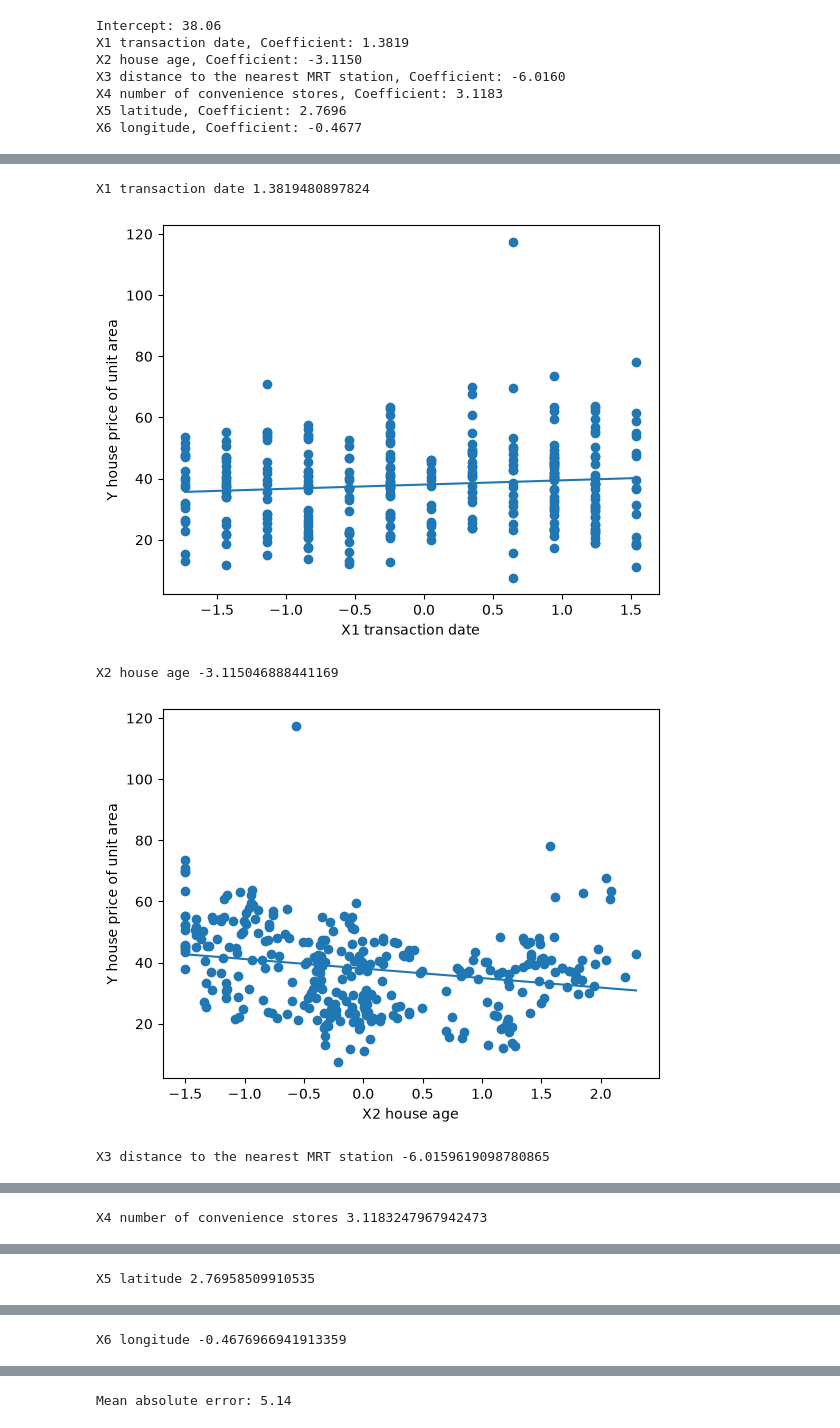
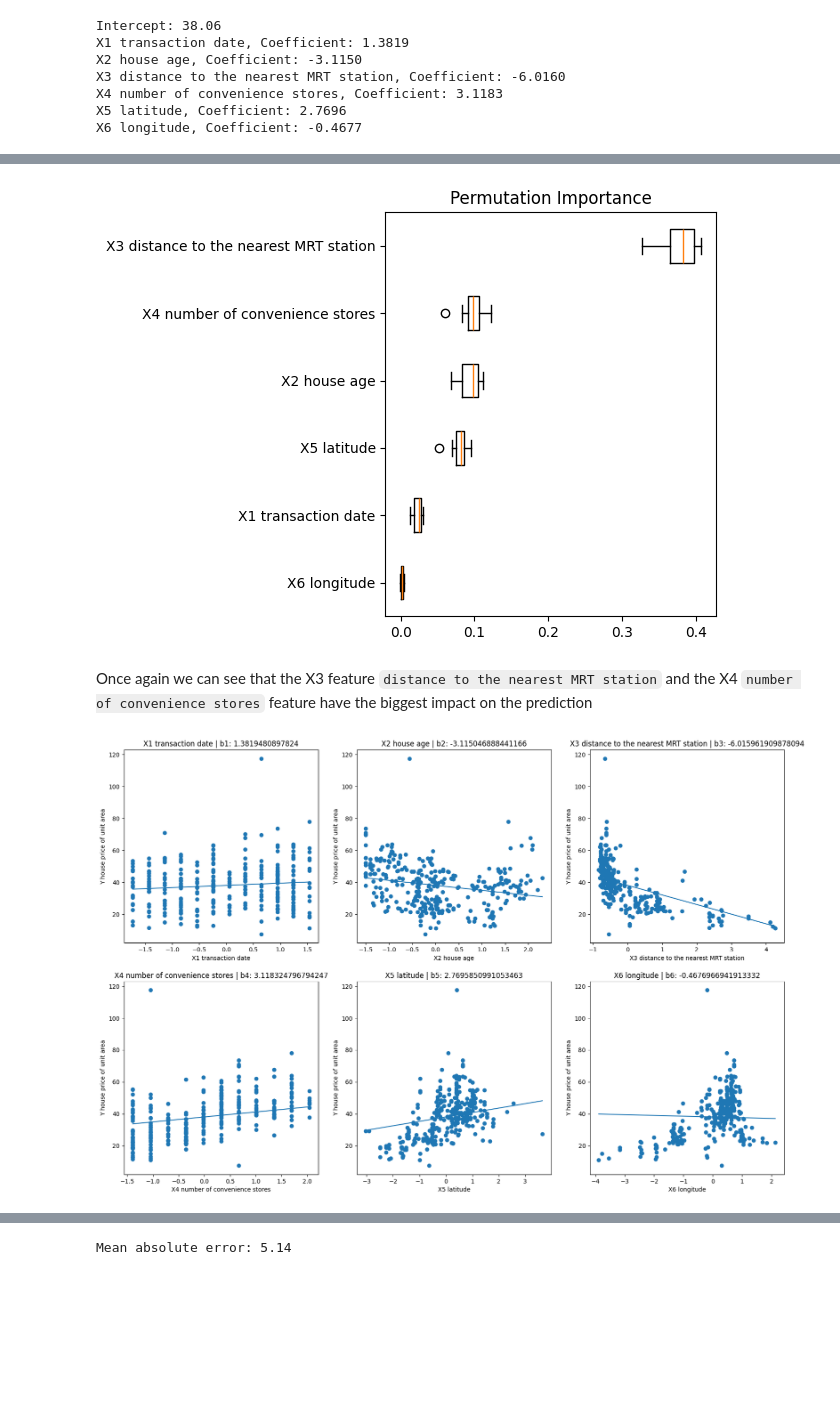
Before and after one commit to sandra-sanj/data_handling_and_mml_exercises, a Jupyter notebook: exercise_4.ipynb, the cells around one changed output, grey strips where cells are left out. Saved outputs shown, nothing was run; the diff lists cells and outputs as text; code cells hidden in the pictures; blank space fills up the shorter version.

```diff
--- a/exercise_4.ipynb
+++ b/exercise_4.ipynb
@@ -160,19 +173,34 @@ X:n muuttujat vaihtelevat paljon (ne ovat eri kokoisia), joten ei ole järkevä
+# %%
+from sklearn.inspection import permutation_importance
+
+result = permutation_importance(model, X_train, y_train, n_repeats=10, random_state=0, n_jobs=-1)
+sorted_idx = result.importances_mean.argsort()
+
+fig, ax = plt.subplots()
+ax.boxplot(result.importances[sorted_idx].T, vert=False, tick_labels=X.columns[sorted_idx])
+ax.set_title("Permutation Importance")
+fig.tight_layout()
+plt.show()
+# %% [output]
+[figure, new version]
+# %% [markdown]
+Once again we can see that the X3 feature `distance to the nearest MRT station` and the X4 `number of convenience stores` feature have the biggest impact on the prediction
 # %%
 import numpy as np
 
+count = 1
+plt.figure(figsize=(20, 20))
 for col, b in zip(X_train.columns, b1):
-    print(col, b)
-
+    plt.subplot(3, 3, count)
     xs = np.linspace(X_train[col].min(), X_train[col].max())
     ys = b0 + b * xs
     plt.plot(xs, ys)
     plt.scatter(X_train[col], y_train)
     plt.xlabel(col)
     plt.ylabel('Y house price of unit area')
-    plt.show()
+    plt.title("" + str(col) + " | b" + str(count) + ": " + str(b))
+    count+=1
+
+plt.show()
 # %% [output]
-X1 transaction date 1.3819480897824
-[figure, old version]
+[figure, new version]
-X2 house age -3.115046888441169
-[figure, removed]
-X3 distance to the nearest MRT station -6.0159619098780865
@@ -180 +206,0 @@ X3 distance to the nearest MRT station -6.0159619098780865
-X4 number of convenience stores 3.1183247967942473
@@ -182 +206,0 @@ X4 number of convenience stores 3.1183247967942473
-X5 latitude 2.76958509910535
@@ -184 +206,0 @@ X5 latitude 2.76958509910535
-X6 longitude -0.4676966941913359
```
Also changed, not shown: parts of 20 cells of this notebook.
